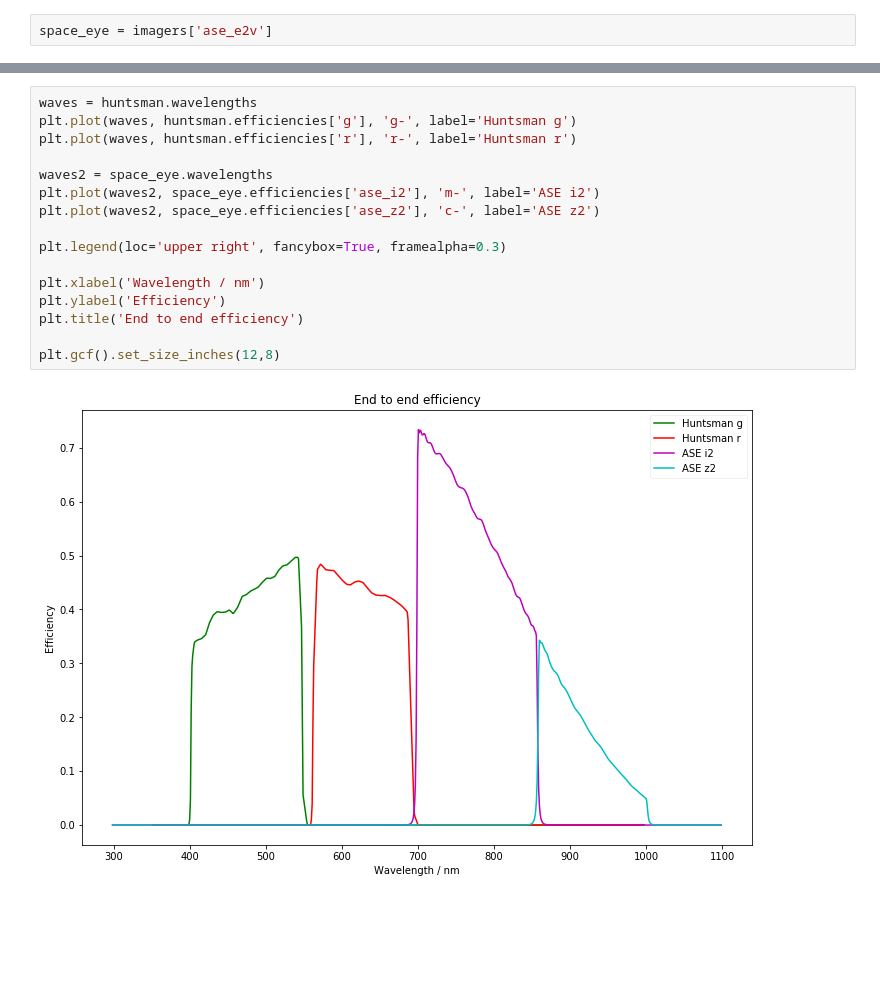
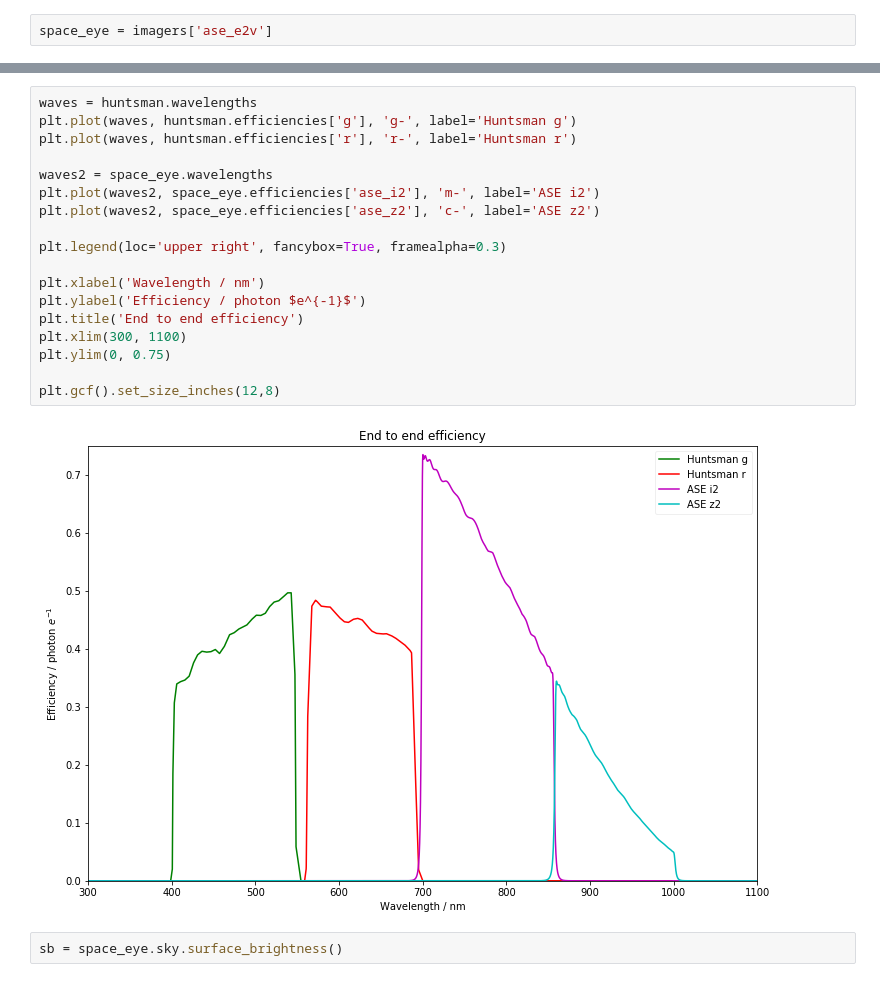
Before and after one commit to AstroHuntsman/gunagala, a Jupyter notebook: examples/Australian Space Eye 2017.ipynb, the cells around one changed output, grey strips where cells are left out. Cells and saved outputs as stored; diff of their text form; blank space fills up the shorter version.

```diff
--- a/examples/Australian Space Eye 2017.ipynb
+++ b/examples/Australian Space Eye 2017.ipynb
@@ -49,18 +66,22 @@ plt.gcf().set_size_inches(12,8)
 # %%
 waves = huntsman.wavelengths
 plt.plot(waves, huntsman.efficiencies['g'], 'g-', label='Huntsman g')
 plt.plot(waves, huntsman.efficiencies['r'], 'r-', label='Huntsman r')
 
 waves2 = space_eye.wavelengths
 plt.plot(waves2, space_eye.efficiencies['ase_i2'], 'm-', label='ASE i2')
 plt.plot(waves2, space_eye.efficiencies['ase_z2'], 'c-', label='ASE z2')
 
 plt.legend(loc='upper right', fancybox=True, framealpha=0.3)
 
 plt.xlabel('Wavelength / nm')
-plt.ylabel('Efficiency')
+plt.ylabel('Efficiency / photon $e^{-1}$')
 plt.title('End to end efficiency')
+plt.xlim(300, 1100)
+plt.ylim(0, 0.75)
 
 plt.gcf().set_size_inches(12,8)
 # %% [output]
-[figure, old version]
+[figure, new version]
+# %%
+sb = space_eye.sky.surface_brightness()
```
Also changed, not shown: parts of 7 cells of this notebook, 6 other files.
